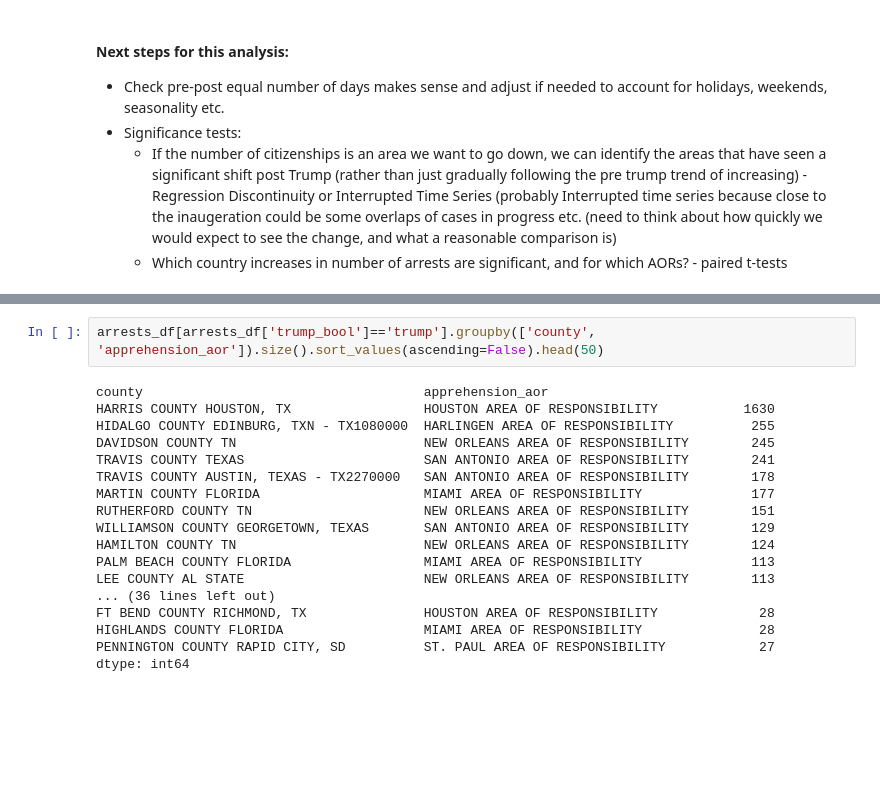
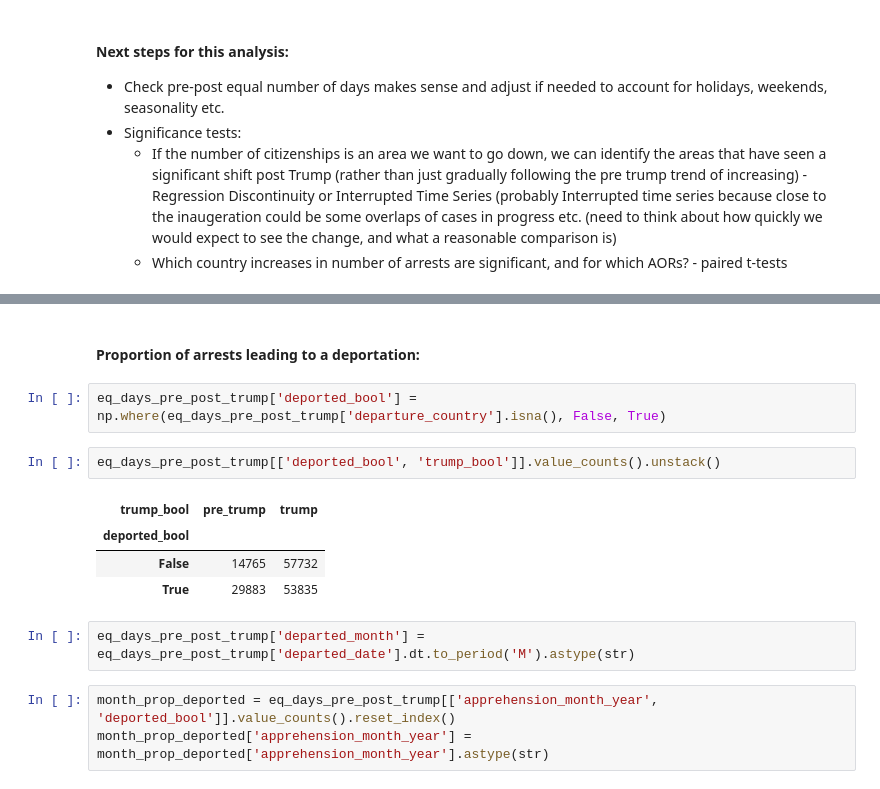
Before and after one commit to ceilingloft/lr_assingment_ice, a Jupyter notebook: task_notebooks/task-4_analysis.ipynb, the cells around one changed output, grey strips where cells are left out. Cells and saved outputs as stored; diff of their text form; blank space fills up the shorter version.

```diff
--- a/task_notebooks/task-4_analysis.ipynb
+++ b/task_notebooks/task-4_analysis.ipynb
@@ -658,20 +545,16 @@ eq_days_pre_post_trump[eq_days_pre_post_trump['apprehension_site_landmark'].fill
-# %%
-arrests_df[arrests_df['trump_bool']=='trump'].groupby(['county', 'apprehension_aor']).size().sort_values(ascending=False).head(50)
-# %% [output]
-county                                    apprehension_aor
-HARRIS COUNTY HOUSTON, TX                 HOUSTON AREA OF RESPONSIBILITY           1630
-HIDALGO COUNTY EDINBURG, TXN - TX1080000  HARLINGEN AREA OF RESPONSIBILITY          255
-DAVIDSON COUNTY TN                        NEW ORLEANS AREA OF RESPONSIBILITY        245
-TRAVIS COUNTY TEXAS                       SAN ANTONIO AREA OF RESPONSIBILITY        241
-TRAVIS COUNTY AUSTIN, TEXAS - TX2270000   SAN ANTONIO AREA OF RESPONSIBILITY        178
-MARTIN COUNTY FLORIDA                     MIAMI AREA OF RESPONSIBILITY              177
-RUTHERFORD COUNTY TN                      NEW ORLEANS AREA OF RESPONSIBILITY        151
-WILLIAMSON COUNTY GEORGETOWN, TEXAS       SAN ANTONIO AREA OF RESPONSIBILITY        129
-HAMILTON COUNTY TN                        NEW ORLEANS AREA OF RESPONSIBILITY        124
-PALM BEACH COUNTY FLORIDA                 MIAMI AREA OF RESPONSIBILITY              113
-LEE COUNTY AL STATE                       NEW ORLEANS AREA OF RESPONSIBILITY        113
-... (36 lines left out)
-FT BEND COUNTY RICHMOND, TX               HOUSTON AREA OF RESPONSIBILITY             28
-HIGHLANDS COUNTY FLORIDA                  MIAMI AREA OF RESPONSIBILITY               28
-PENNINGTON COUNTY RAPID CITY, SD          ST. PAUL AREA OF RESPONSIBILITY            27
-dtype: int64
+# %% [markdown]
+#### Proportion of arrests leading to a deportation:
+# %%
+eq_days_pre_post_trump['deported_bool'] = np.where(eq_days_pre_post_trump['departure_country'].isna(), False, True)
+# %%
+eq_days_pre_post_trump[['deported_bool', 'trump_bool']].value_counts().unstack()
+# %% [output]
+| trump_bool | pre_trump | trump |
+| deported_bool |  |  |
+| False | 14765 | 57732 |
+| True | 29883 | 53835 |
+# %%
+eq_days_pre_post_trump['departed_month'] = eq_days_pre_post_trump['departed_date'].dt.to_period('M').astype(str)
+# %%
+month_prop_deported = eq_days_pre_post_trump[['apprehension_month_year', 'deported_bool']].value_counts().reset_index()
+month_prop_deported['apprehension_month_year'] = month_prop_deported['apprehension_month_year'].astype(str)
```
Also changed, not shown: parts of 39 cells of this notebook.
